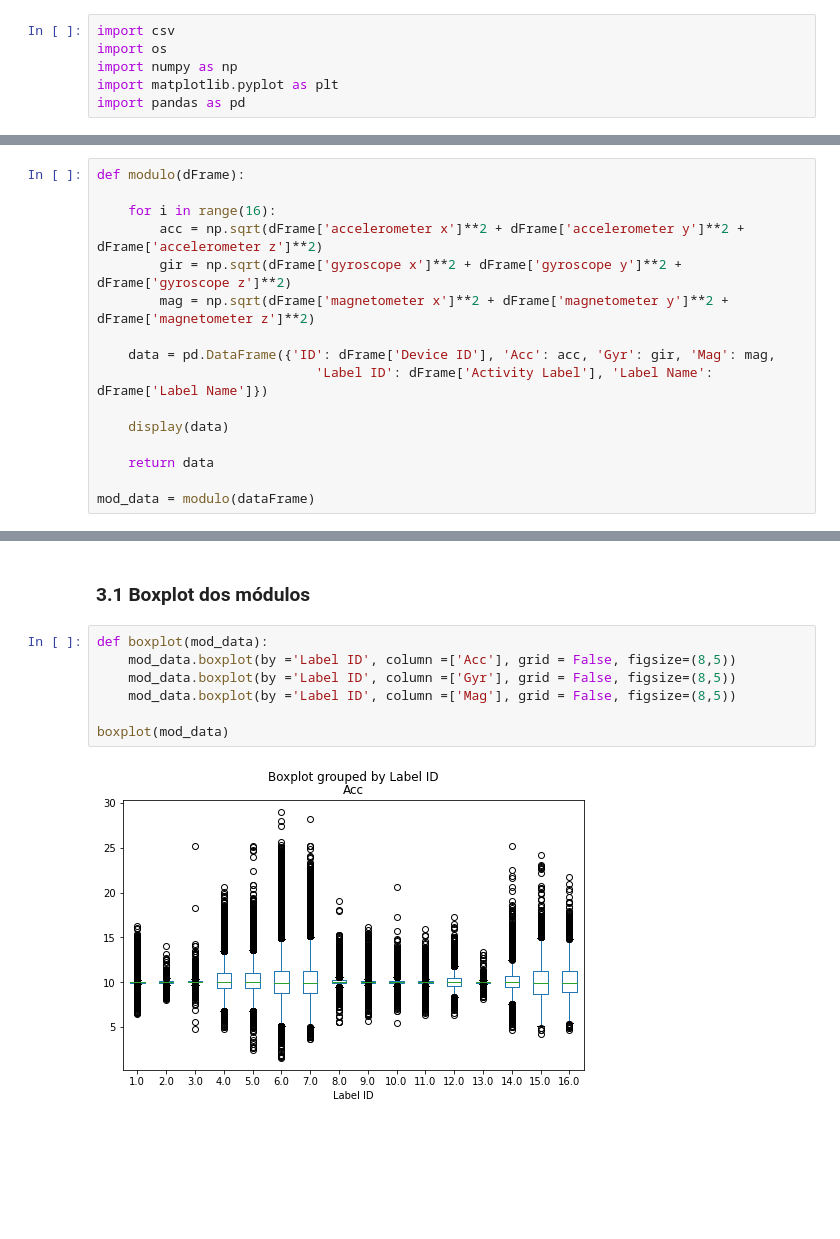
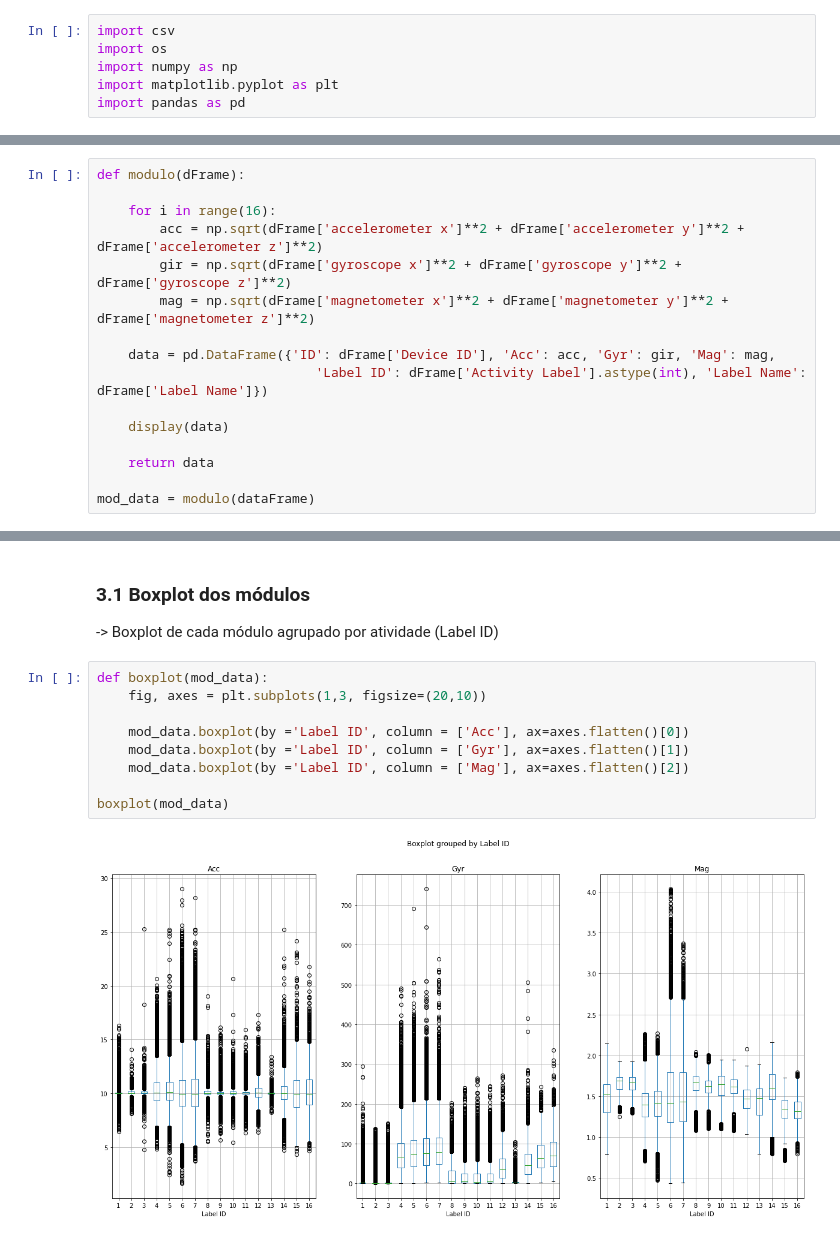
Before and after one commit to patii01/TCD-TP, a Jupyter notebook: code/mainActivity.ipynb, the cells around one changed output, grey strips where cells are left out. Saved outputs shown, nothing was run; the diff lists cells and outputs as text; blank space fills up the shorter version.

```diff
--- a/code/mainActivity.ipynb
+++ b/code/mainActivity.ipynb
@@ -62,7 +72,7 @@ def modulo(dFrame):
         mag = np.sqrt(dFrame['magnetometer x']**2 + dFrame['magnetometer y']**2 + dFrame['magnetometer z']**2)
 
     data = pd.DataFrame({'ID': dFrame['Device ID'], 'Acc': acc, 'Gyr': gir, 'Mag': mag,
-                            'Label ID': dFrame['Activity Label'], 'Label Name': dFrame['Label Name']})
+                            'Label ID': dFrame['Activity Label'].astype(int), 'Label Name': dFrame['Label Name']})
 
     display(data)
 
@@ -85,12 +95,16 @@ mod_data = modulo(dataFrame)
 781822 rows × 6 columns
 # %% [markdown]
 ### 3.1 Boxplot dos módulos
+
+-> Boxplot de cada módulo agrupado por atividade (Label ID)
 # %%
 def boxplot(mod_data):
-    mod_data.boxplot(by ='Label ID', column =['Acc'], grid = False, figsize=(8,5))
-    mod_data.boxplot(by ='Label ID', column =['Gyr'], grid = False, figsize=(8,5))
-    mod_data.boxplot(by ='Label ID', column =['Mag'], grid = False, figsize=(8,5))
+    fig, axes = plt.subplots(1,3, figsize=(20,10))
+
+    mod_data.boxplot(by ='Label ID', column = ['Acc'], ax=axes.flatten()[0])
+    mod_data.boxplot(by ='Label ID', column = ['Gyr'], ax=axes.flatten()[1])
+    mod_data.boxplot(by ='Label ID', column = ['Mag'], ax=axes.flatten()[2])
 
 boxplot(mod_data)
 # %% [output]
-[figure, old version]
+[figure, new version]
```
Also changed, not shown: parts of 14 cells of this notebook.
